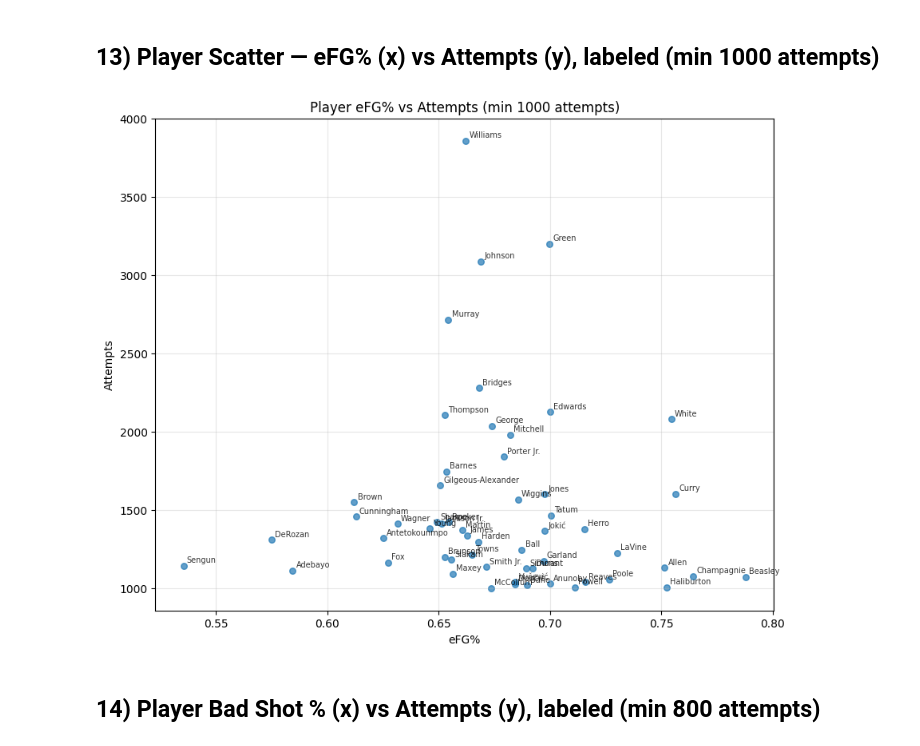
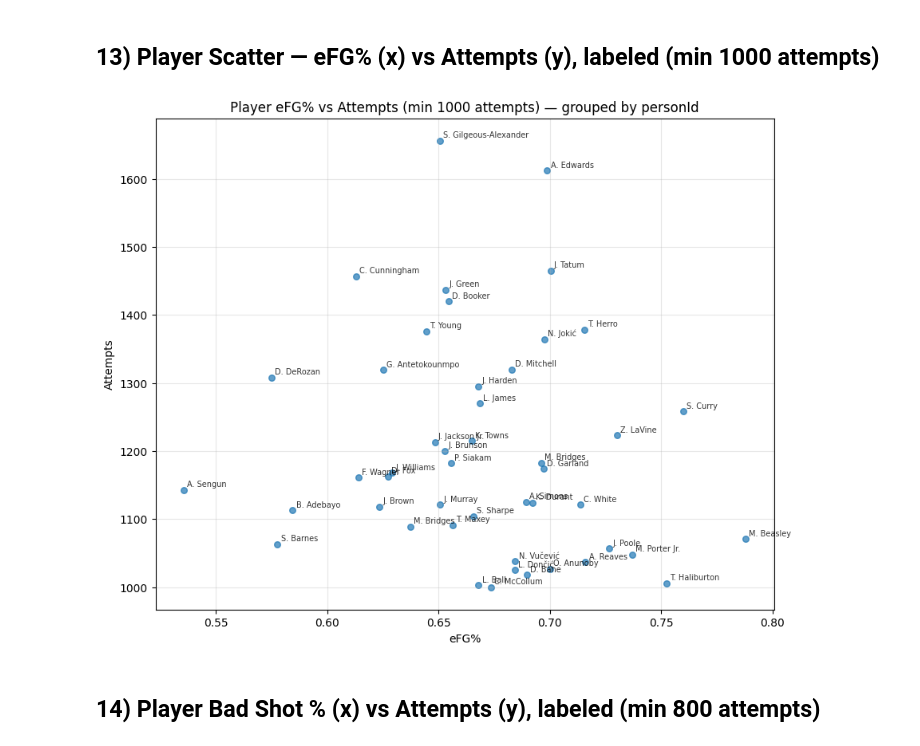
Before and after one commit to bnamm1/nba-shot-quality, a Jupyter notebook: NBA_Shot_Data_Exploration_2024_25_FULL.ipynb, the cells around one changed output. Drawn from its saved outputs; the diff is of its cells as text; code cells hidden in the pictures.

```diff
--- a/NBA_Shot_Data_Exploration_2024_25_FULL.ipynb
+++ b/NBA_Shot_Data_Exploration_2024_25_FULL.ipynb
@@ -257,21 +350,24 @@ else:
 # %% [markdown]
 ## 9) Team Shot Profiles — 3PA Rate vs FG% (bubble = avg distance)
 # %%
-
+# === 9) Team Shot Profiles — 3PA Rate vs FG% (bubble = avg distance) ===
 need = {'team_name','shotValue','shot_made_flag','shot_distance'}
 if need.issubset(shots.columns):
     team = (shots.groupby('team_name')
                   .agg(avg_dist=('shot_distance','mean'),
-                       three_rate=('shotValue', lambda x: np.mean(x==3)),
+                       three_rate=('shotValue', lambda x: np.mean(x == 3)),
                        fg_pct=('shot_made_flag','mean'))
                   .reset_index())
+
     fig = plt.figure(figsize=(8,6))
     sizes = 200 * (team['avg_dist'] - team['avg_dist'].min()) / (team['avg_dist'].max() - team['avg_dist'].min() + 1e-9) + 40
     plt.scatter(team['three_rate'], team['fg_pct'], s=sizes, alpha=0.7)
     for _, r in team.iterrows():
         plt.annotate(r['team_name'], (r['three_rate'], r['fg_pct']), xytext=(3,3), textcoords='offset points', fontsize=8)
     plt.title("Team Shot Profiles — 3PA Rate vs FG% (bubble = avg distance)")
-    plt.xlabel("3PA Rate"); plt.ylabel("FG%"); plt.grid(True, alpha=0.3); plt.show()
+    plt.xlabel("3PA Rate"); plt.ylabel("FG%")
+    plt.grid(True, alpha=0.3)
+    plt.show()
 else:
     print("Missing columns for team profile.")
 # %% [output]
@@ -287,15 +383,16 @@ else:
 # %% [markdown]
 ## 11) Team 3PA Rate vs Points per Game (FG‑only)
 # %%
-
+# === 11) Team 3PA Rate vs Points per Game (FG-only) ===
 need = {'team_name','shotValue','shot_made_flag','espn_game_id','fg_points'}
 if need.issubset(shots.columns):
     tg = (shots.groupby(['team_name','espn_game_id'])
                 .agg(fga=('shot_made_flag','size'),
-                     three_att=('shotValue', lambda x: np.sum(x==3)),
+                     three_att=('shotValue', lambda x: np.sum(x == 3)),
                      fg_points=('fg_points','sum'))
                 .reset_index())
     tg['three_rate'] = tg['three_att'] / tg['fga']
+
     team_ppg = tg.groupby('team_name').agg(ppg=('fg_points','mean'),
                                            three_rate=('three_rate','mean')).reset_index()
 
@@ -303,8 +400,10 @@ if need.issubset(shots.columns):
     plt.scatter(team_ppg['three_rate'], team_ppg['ppg'], s=60, alpha=0.8)
     for _, r in team_ppg.iterrows():
         plt.annotate(r['team_name'], (r['three_rate'], r['ppg']), xytext=(3,3), textcoords='offset points', fontsize=8)
-    plt.title("Team 3PA Rate vs Points per Game (FG‑only)")
-    plt.xlabel("3PA Rate"); plt.ylabel("PPG (FG)"); plt.grid(True, alpha=0.3); plt.show()
+    plt.title("Team 3PA Rate vs Points per Game (FG-only)")
+    plt.xlabel("3PA Rate"); plt.ylabel("PPG (FG)")
+    plt.grid(True, alpha=0.3)
+    plt.show()
 else:
     print("Need team_name, shotValue, shot_made_flag, espn_game_id, fg_points.")
 # %% [output]
@@ -346,27 +451,31 @@ else:
 # %% [markdown]
 ## 13) Player Scatter — eFG% (x) vs Attempts (y), labeled (min 1000 attempts)
 # %%
-
-need = {'name','shot_made_flag','shotValue'}
+# === 13) Player eFG% vs Attempts (min 1000) — personId & playerNameI ===
+need = {'personId','playerNameI','shot_made_flag','shotValue'}
 if need.issubset(shots.columns):
-    ps = (shots.groupby('name')
+    ps = (shots.groupby(['personId','playerNameI'])
                 .agg(attempts=('shot_made_flag','size'),
                      makes=('shot_made_flag','sum'),
-                     threes=('shotValue', lambda x: (x==3).sum()))
+                     threes=('shotValue', lambda x: (x == 3).sum()))
                 .reset_index())
+
     ps['efg_pct'] = (ps['makes'] + 0.5*ps['threes']) / ps['attempts']
     ps = ps.query('attempts >= 1000')
 
     fig = plt.figure(figsize=(10,8))
     plt.scatter(ps['efg_pct'], ps['attempts'], s=30, alpha=0.7)
     for _, r in ps.iterrows():
-        plt.annotate(r['name'], (r['efg_pct'], r['attempts']), xytext=(3,3), textcoords='offset points', fontsize=7, alpha=0.8)
-    plt.title("Player eFG% vs Attempts (min 1000 attempts)")
-    plt.xlabel("eFG%"); plt.ylabel("Attempts"); plt.grid(True, alpha=0.3); plt.show()
+        plt.annotate(r['playerNameI'], (r['efg_pct'], r['attempts']),
+                     xytext=(3,3), textcoords='offset points', fontsize=7, alpha=0.8)
+    plt.title("Player eFG% vs Attempts (min 1000 attempts) — grouped by personId")
+    plt.xlabel("eFG%"); plt.ylabel("Attempts")
+    plt.grid(True, alpha=0.3)
+    plt.show()
 else:
-    print("Need name, shot_made_flag, shotValue.")
+    print("Need personId, playerNameI, shot_made_flag, shotValue.")
 # %% [output]
-[figure, old version]
+[figure, new version]
 # %% [markdown]
 ## 14) Player Bad Shot % (x) vs Attempts (y), labeled (min 800 attempts)
 # %%
```
Also changed, not shown: parts of 14 cells of this notebook.
